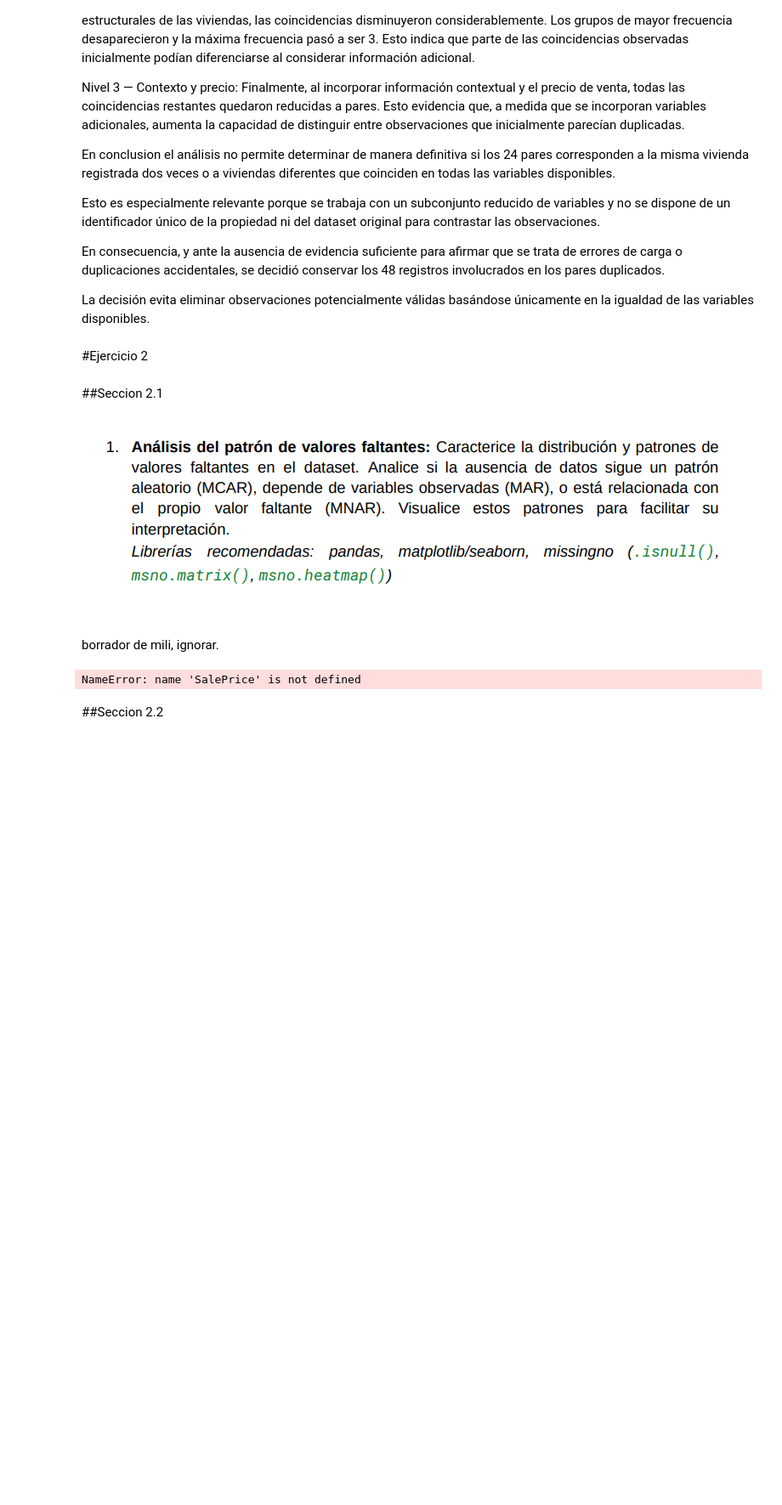
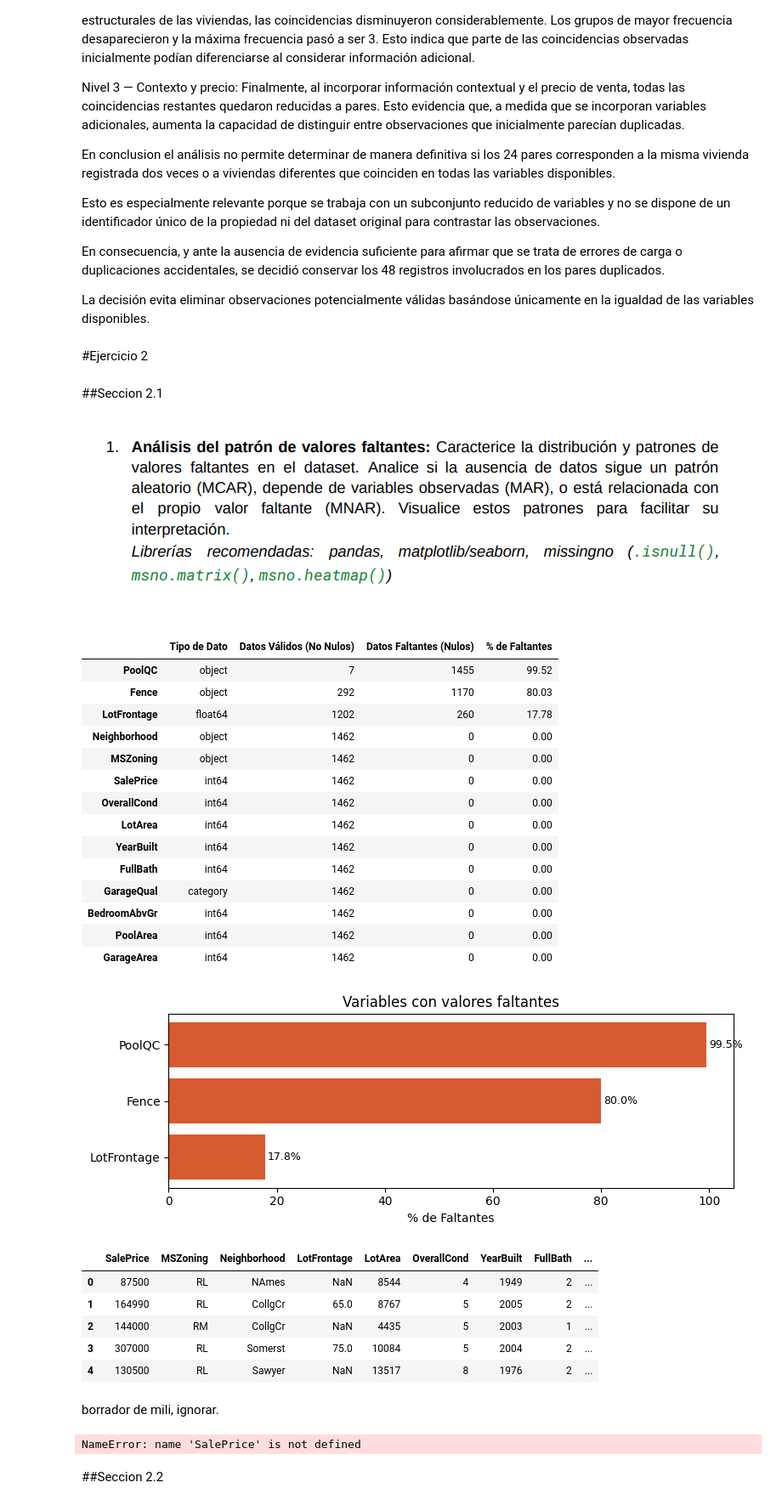
Before and after one commit to AlesioRios/Laboratorio-de-Datos-II, a Jupyter notebook: Lab_de_Datos_II_TP2.ipynb, the cells around one changed output. Shown at 85% size. Drawn from its saved outputs; the diff is of its cells as text; code cells hidden in the pictures; blank space fills up the shorter version.

```diff
--- a/Lab_de_Datos_II_TP2.ipynb
+++ b/Lab_de_Datos_II_TP2.ipynb
@@ -566,6 +566,42 @@ La decisión evita eliminar observaciones potencialmente válidas basándose ún
 ##Seccion 2.1
 # %% [markdown]
 ![image.png](embedded-picture-1)
+# %%
+df['SalePrice'] = df['SalePrice'].astype(int)
+df['LotFrontage'] = pd.to_numeric(df['LotFrontage'], errors='coerce')
+
+#Chequeamos que son int64 y float64 respectivamente
+assert df['SalePrice'].dtype == 'int64'
+assert df['LotFrontage'].dtype == 'float64'
+
+resumen = armar_resumen(df)
+
+display(resumen)
+graficar_faltantes(resumen, umbral=0)
+df.head()
+# %% [output]
+|  | Tipo de Dato | Datos Válidos (No Nulos) | Datos Faltantes (Nulos) | % de Faltantes |
+| PoolQC | object | 7 | 1455 | 99.52 |
+| Fence | object | 292 | 1170 | 80.03 |
+| LotFrontage | float64 | 1202 | 260 | 17.78 |
+| Neighborhood | object | 1462 | 0 | 0.00 |
+| MSZoning | object | 1462 | 0 | 0.00 |
+| SalePrice | int64 | 1462 | 0 | 0.00 |
+| OverallCond | int64 | 1462 | 0 | 0.00 |
+| LotArea | int64 | 1462 | 0 | 0.00 |
+| YearBuilt | int64 | 1462 | 0 | 0.00 |
+| FullBath | int64 | 1462 | 0 | 0.00 |
+| GarageQual | category | 1462 | 0 | 0.00 |
+| BedroomAbvGr | int64 | 1462 | 0 | 0.00 |
+| PoolArea | int64 | 1462 | 0 | 0.00 |
+| GarageArea | int64 | 1462 | 0 | 0.00 |
+[figure, added]
+|  | SalePrice | MSZoning | Neighborhood | LotFrontage | LotArea | OverallCond | YearBuilt | FullBath | ... |
+| 0 | 87500 | RL | NAmes | NaN | 8544 | 4 | 1949 | 2 | ... |
+| 1 | 164990 | RL | CollgCr | 65.0 | 8767 | 5 | 2005 | 2 | ... |
+| 2 | 144000 | RM | CollgCr | NaN | 4435 | 5 | 2003 | 1 | ... |
+| 3 | 307000 | RL | Somerst | 75.0 | 10084 | 5 | 2004 | 2 | ... |
+| 4 | 130500 | RL | Sawyer | NaN | 13517 | 8 | 1976 | 2 | ... |
 # %% [markdown]
 borrador de mili, ignorar.
 # %%
```
Also changed, not shown: parts of 16 cells of this notebook.
